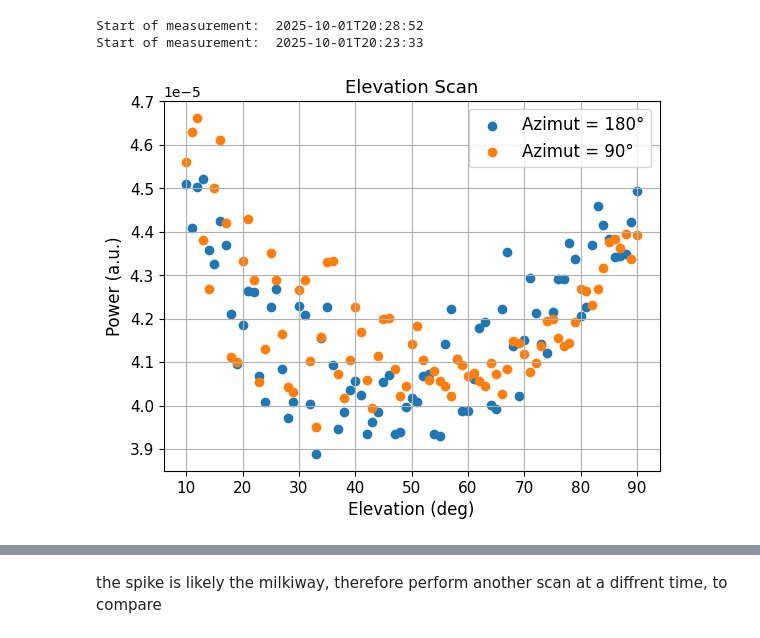
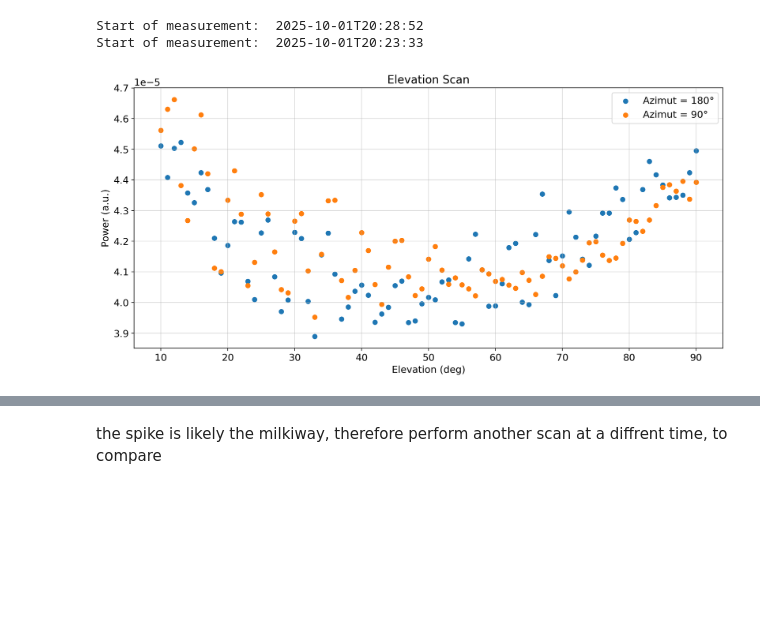
Before and after one commit to SecretGmG/lab, a Jupyter notebook: srt/elevation_scan.ipynb, the cells around one changed output, grey strips where cells are left out. Cells and saved outputs as stored; diff of their text form; code cells hidden in the pictures; blank space fills up the shorter version.

Commit message:
used updated PhysicsTool withy better plotting api, and increased dpi

```diff
--- a/srt/elevation_scan.ipynb
+++ b/srt/elevation_scan.ipynb
@@ -2,6 +2,7 @@
 import matplotlib.pyplot as plt
 import srt_util
 import PhysicsTool as pt
+pt.plotting.set_theme()
 import numpy as np
 # %%
 def plot_elevation_scan(file_path):
@@ -19,12 +20,13 @@ def plot_power_spectrum(file_path: str, idx: int):
         azimut = srt_reader.get_object_positions()['Azimuth'][idx]
         srt_util.plot_spectrum(spec, label = f'Elevation = {elevation}°, Azimut = {azimut}°', x_scale=1e6)
 # %%
-pt.plotting.start_plot(f'Elevation Scan', 'Elevation (deg)', 'Power (a.u.)')
+pt.plotting.set_up_plot(f'Elevation Scan', 'Elevation (deg)', 'Power (a.u.)')
 plot_elevation_scan('Measurements/ElevationScan/ElevationScan_T2220_Az180_20251001.hdf')
 plot_elevation_scan('Measurements/ElevationScan/ElevationScan_T2220_Az90_20251001.hdf')
-pt.plotting.end_plot()
+plt.legend()
+plt.show()
 # %% [output]
 Start of measurement:  2025-10-01T20:28:52
 Start of measurement:  2025-10-01T20:23:33
-[figure, old version]
+[figure, new version]
 # %%
```
Also changed, not shown: parts of 3 cells of this notebook, 1 other file.
